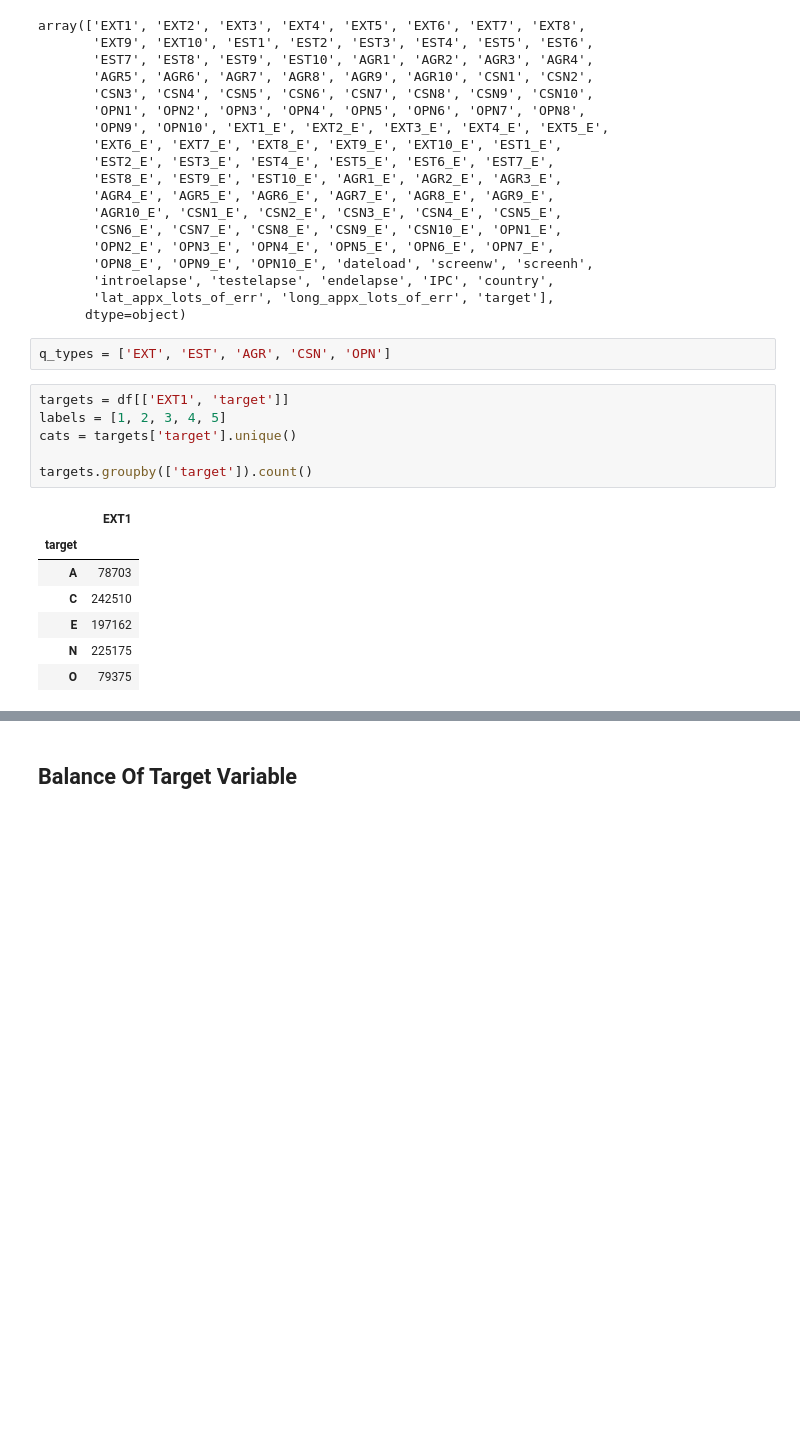
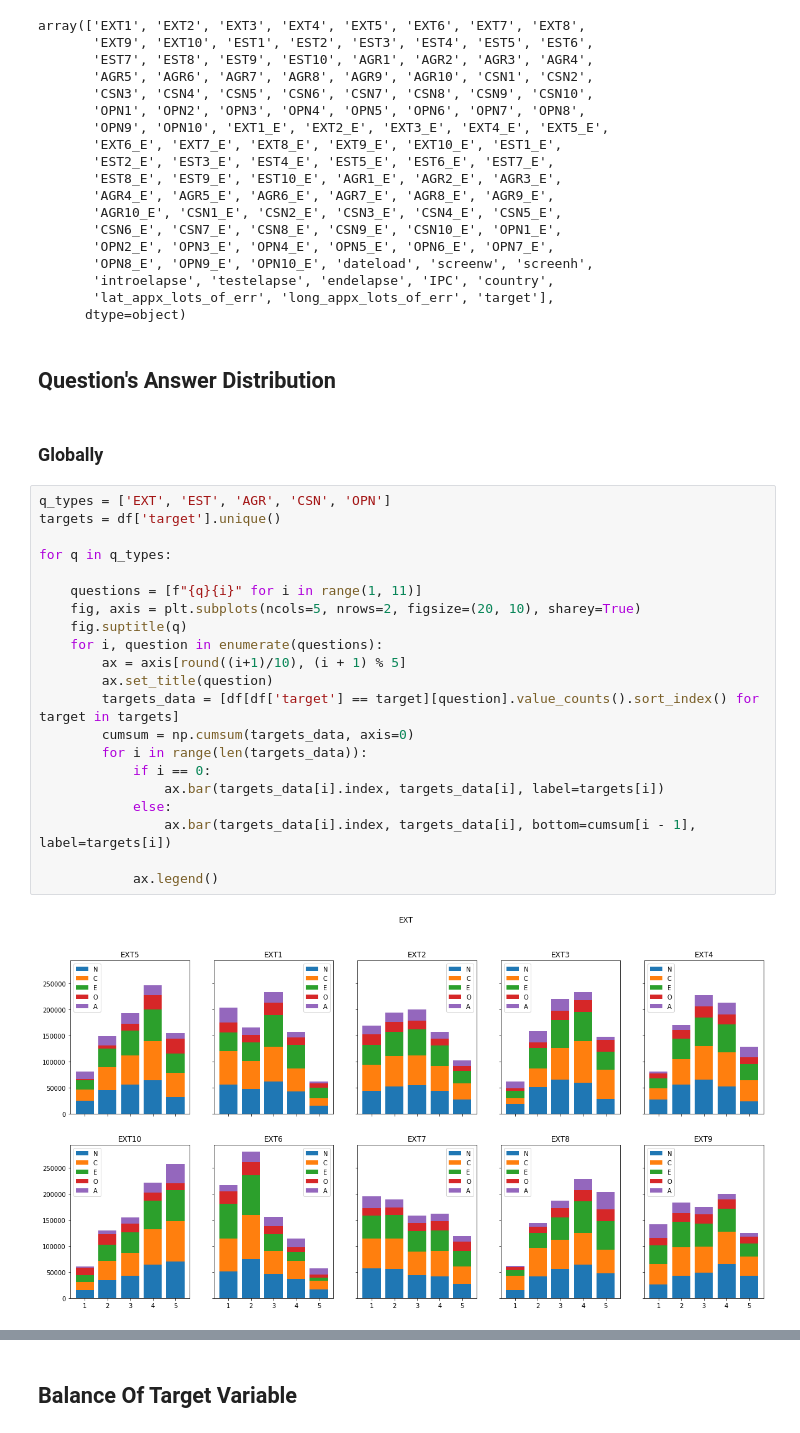
Before and after one commit to UNSpecializationAI/BigFivePersonality, a Jupyter notebook: Big-Five Factor Markers.ipynb, the cells around one changed output, grey strips where cells are left out. Cells and saved outputs as stored; diff of their text form; blank space fills up the shorter version.

```diff
--- a/Big-Five Factor Markers.ipynb
+++ b/Big-Five Factor Markers.ipynb
@@ -94,19 +94,30 @@ array(['EXT1', 'EXT2', 'EXT3', 'EXT4', 'EXT5', 'EXT6', 'EXT7', 'EXT8',
        'introelapse', 'testelapse', 'endelapse', 'IPC', 'country',
        'lat_appx_lots_of_err', 'long_appx_lots_of_err', 'target'],
       dtype=object)
-# %%
-q_types = ['EXT', 'EST', 'AGR', 'CSN', 'OPN']
-# %%
-targets = df[['EXT1', 'target']]
-labels = [1, 2, 3, 4, 5]
-cats = targets['target'].unique()
-
-targets.groupby(['target']).count()
-# %% [output]
-|  | EXT1 |
-| target |  |
-| A | 78703 |
-| C | 242510 |
-| E | 197162 |
-| N | 225175 |
-| O | 79375 |
+# %% [markdown]
+## Question's Answer Distribution
+# %% [markdown]
+### Globally
+# %%
+q_types = ['EXT', 'EST', 'AGR', 'CSN', 'OPN']
+targets = df['target'].unique()
+
+for q in q_types:
+
+    questions = [f"{q}{i}" for i in range(1, 11)]
+    fig, axis = plt.subplots(ncols=5, nrows=2, figsize=(20, 10), sharey=True)
+    fig.suptitle(q)
+    for i, question in enumerate(questions):
+        ax = axis[round((i+1)/10), (i + 1) % 5]
+        ax.set_title(question)
+        targets_data = [df[df['target'] == target][question].value_counts().sort_index() for target in targets]
+        cumsum = np.cumsum(targets_data, axis=0)
+        for i in range(len(targets_data)):
+            if i == 0:
+                ax.bar(targets_data[i].index, targets_data[i], label=targets[i])
+            else:
+                ax.bar(targets_data[i].index, targets_data[i], bottom=cumsum[i - 1], label=targets[i])
+
+            ax.legend()
+# %% [output]
+[figure, added]
```
Also changed, not shown: parts of 3 cells of this notebook.
